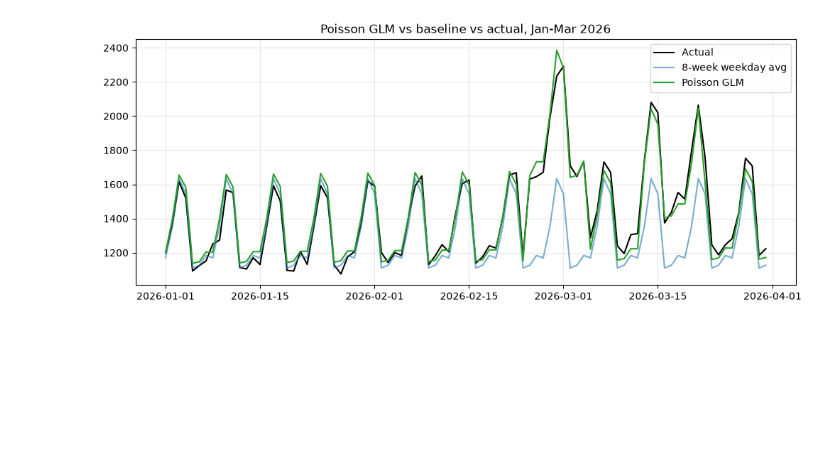
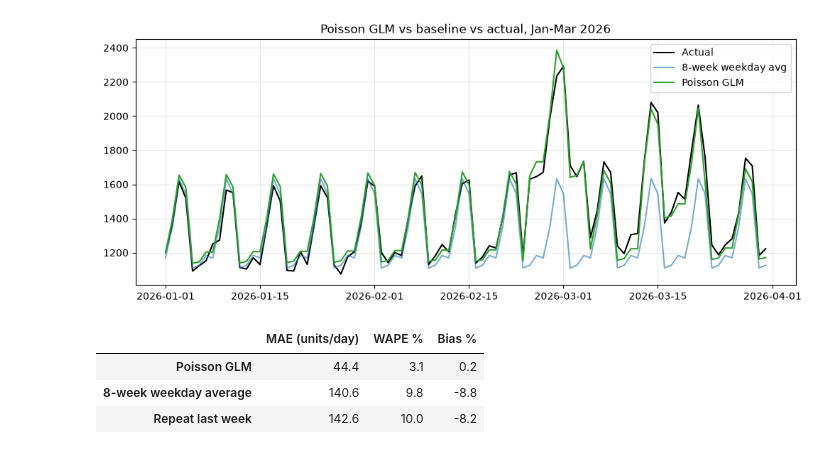
Before and after one commit to gauriverse/StockWise, a Jupyter notebook: notebooks/03_forecasting.ipynb, the cells around one changed output. Cells and saved outputs as stored; diff of their text form; code cells hidden in the pictures; blank space fills up the shorter version.

```diff
--- a/notebooks/03_forecasting.ipynb
+++ b/notebooks/03_forecasting.ipynb
@@ -159,3 +159,10 @@ fig.savefig(ROOT / "images" / "07_glm_forecast.png", dpi=150, bbox_inches="tight
 plt.show()
 # %% [output]
 [figure]
+# %%
+results.sort_values("WAPE %")
+# %% [output]
+|  | MAE (units/day) | WAPE % | Bias % |
+| Poisson GLM | 44.4 | 3.1 | 0.2 |
+| 8-week weekday average | 140.6 | 9.8 | -8.8 |
+| Repeat last week | 142.6 | 10.0 | -8.2 |
```
Also changed, not shown: parts of 4 cells of this notebook, 2 other files.
